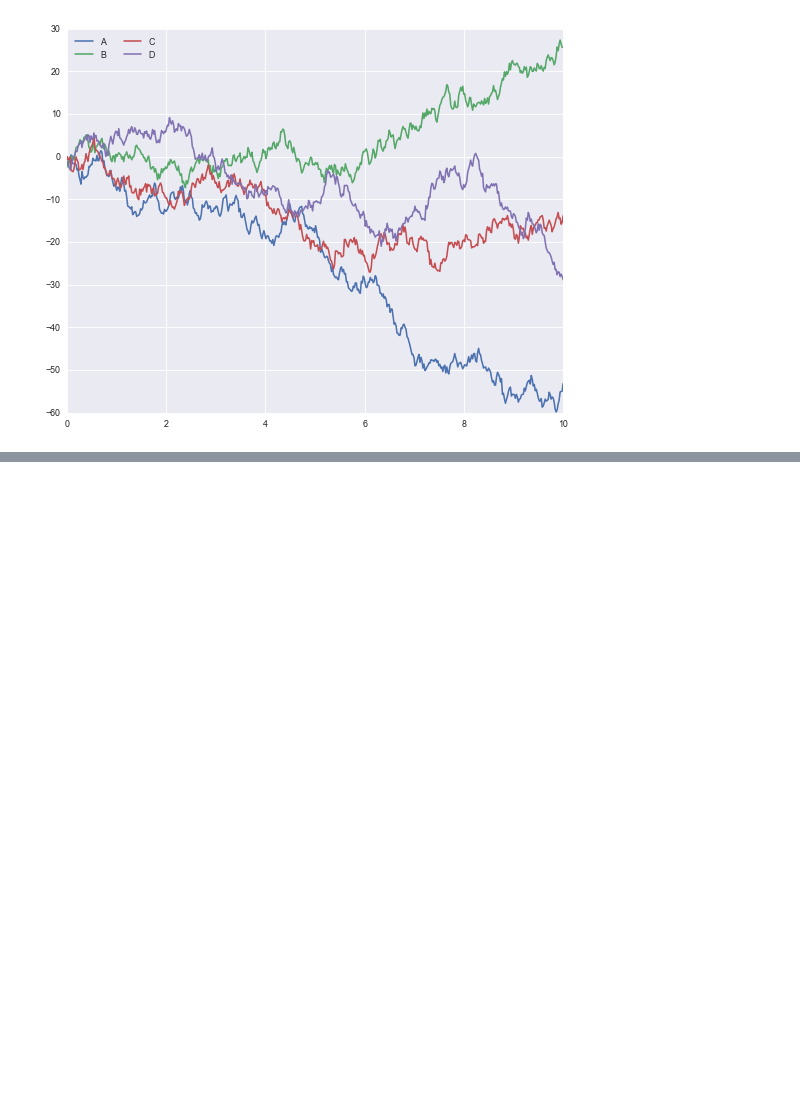
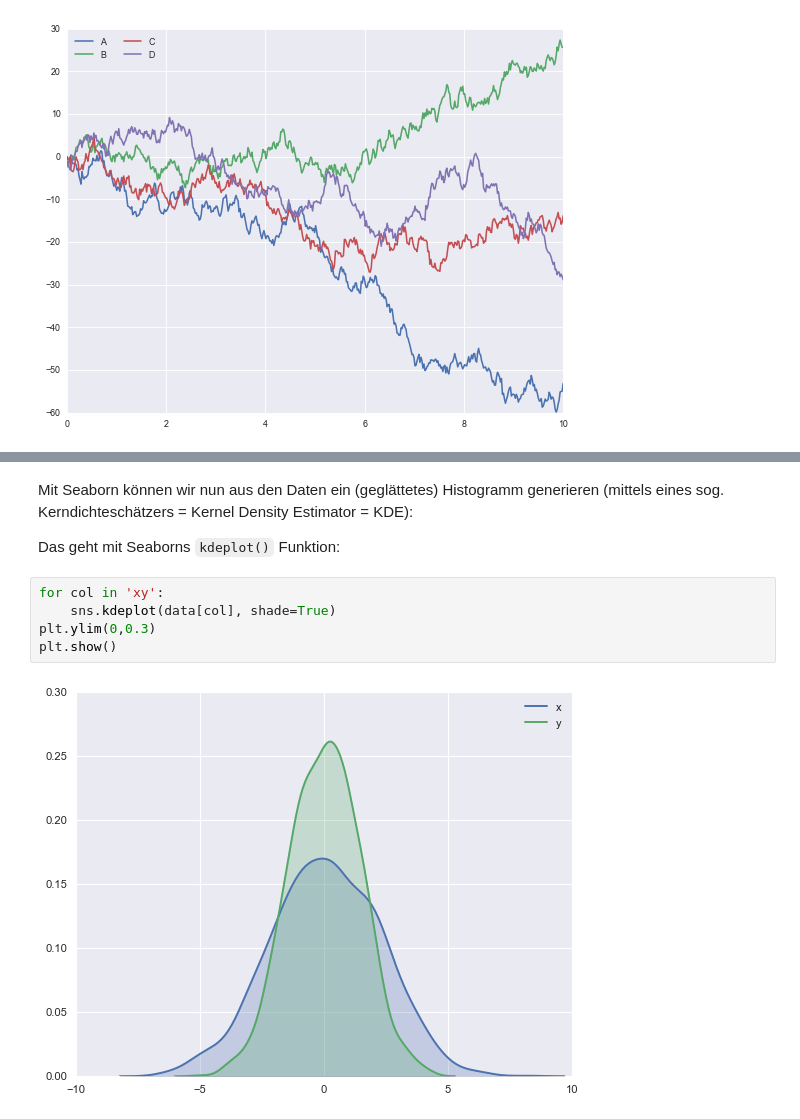
Before and after one commit to juebrauer/course_introduction_to_python, a Jupyter notebook: 08_seaborn_grundlagen/seaborn_grundlagen.ipynb, the cells around one changed output, grey strips where cells are left out. Cells and saved outputs as stored; diff of their text form; blank space fills up the shorter version.

```diff
--- a/08_seaborn_grundlagen/seaborn_grundlagen.ipynb
+++ b/08_seaborn_grundlagen/seaborn_grundlagen.ipynb
@@ -148,0 +175,11 @@ plt.show()
+# %% [markdown]
+Mit Seaborn können wir nun aus den Daten ein (geglättetes) Histogramm generieren (mittels eines sog. Kerndichteschätzers = Kernel Density Estimator = KDE):
+
+Das geht mit Seaborns `kdeplot()` Funktion:
+# %%
+for col in 'xy':
+    sns.kdeplot(data[col], shade=True)
+plt.ylim(0,0.3)
+plt.show()
+# %% [output]
+[figure, added]
```
Also changed, not shown: parts of 20 cells of this notebook.
